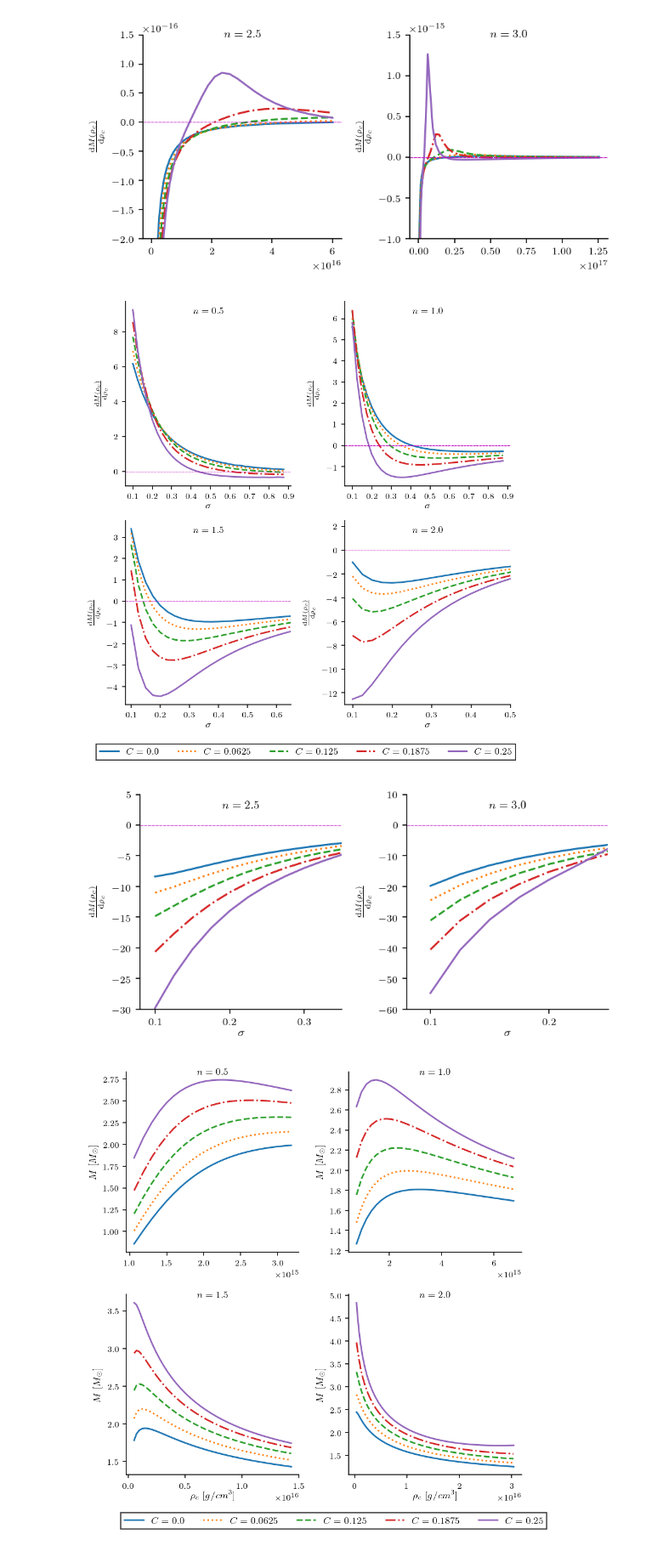
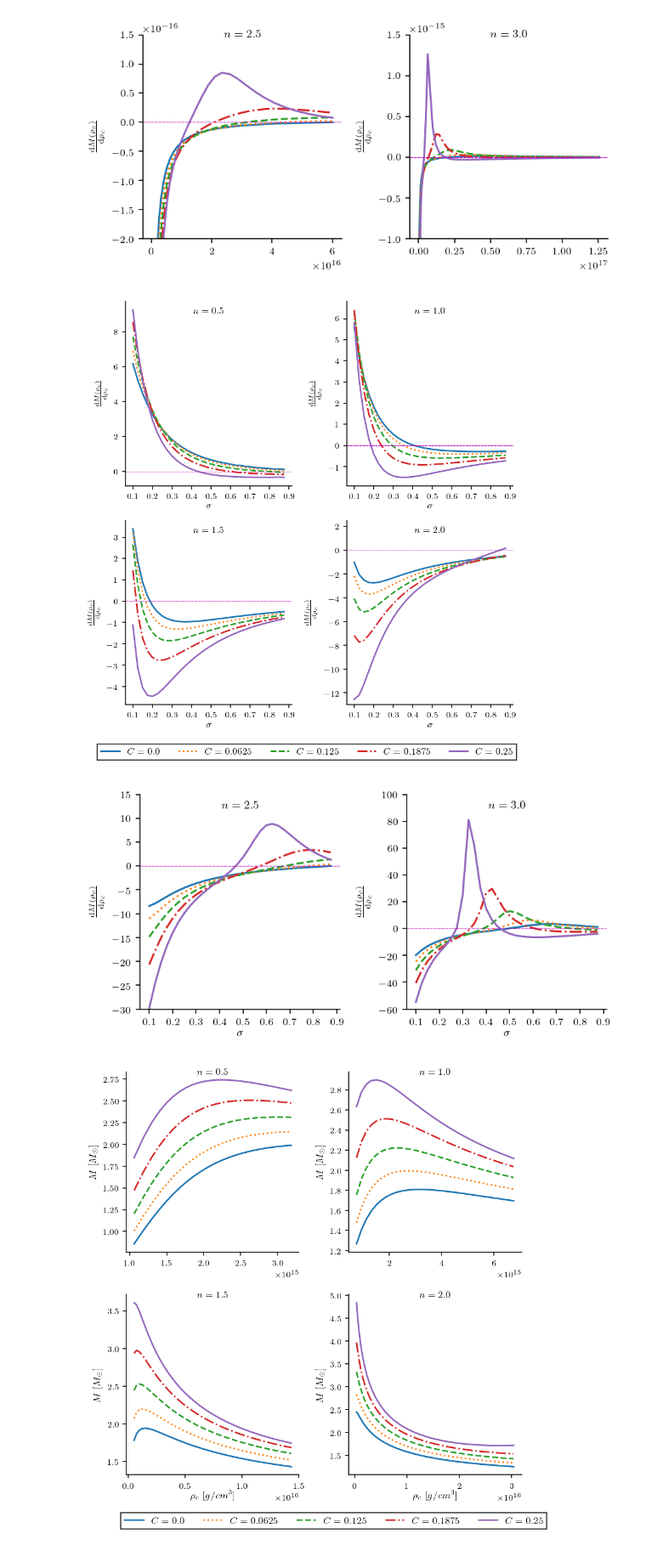
Before and after one commit to danielfsu/TrabajoDeInvestigacion, a Jupyter notebook: Polítropa_II_(Densidad_de_Energía)/Polítropa II - C7.ipynb, the cells around one changed output. Shown at 85% size. Cells and saved outputs as stored; diff of their text form; code cells hidden in the pictures.

```diff
--- a/Polítropa_II_(Densidad_de_Energía)/Polítropa II - C7.ipynb
+++ b/Polítropa_II_(Densidad_de_Energía)/Polítropa II - C7.ipynb
@@ -346,7 +346,6 @@ axes[0][1].axhline(y=0,color='m',linestyle=(0,(5,1)),linewidth=0.5)
 axes[1][0].set_xticks([0.1,0.2,0.3,0.4,0.5,0.6,0.7,0.8,0.9])
 axes[1][0].set_xlabel(r'$\sigma$',fontsize=9)
 axes[1][0].set_ylabel(r'$\frac{\mathrm{d}M(\rho_c)}{\mathrm{d}\rho_c}$',fontsize=9)
-axes[1][0].set_xbound(0.08,0.65)
 axes[1][0].xaxis.set_label_coords(0.5,-0.0875)
 axes[1][0].set_title(r'$n = %.1f$'%(Lista_n[2]),x=0.5,y=0.9,fontsize=9)
 axes[1][0].spines['right'].set_color('none')
@@ -356,7 +355,6 @@ axes[1][0].axhline(y=0,color='m',linestyle=(0,(5,1)),linewidth=0.5)
 axes[1][1].set_xticks([0.1,0.2,0.3,0.4,0.5,0.6,0.7,0.8,0.9])
 axes[1][1].set_xlabel(r'$\sigma$',fontsize=9)
 axes[1][1].set_ylabel(r'$\frac{\mathrm{d}M(\rho_c)}{\mathrm{d}\rho_c}$',fontsize=9)
-axes[1][1].set_xbound(0.08,0.5)
 axes[1][1].set_ybound(-13.0,2.5)
 axes[1][1].xaxis.set_label_coords(0.5,-0.0875)
 axes[1][1].set_title(r'$n = %.1f$'%(Lista_n[3]),x=0.5,y=0.9,fontsize=9)
@@ -369,7 +367,7 @@ fig.tight_layout()
 
 plt.show()
 # %% [output]
-[figure, old version]
+[figure, new version]
 # %%
 fig, (ax1,ax2) = plt.subplots(nrows=1,ncols=2,figsize=(6,3),dpi=150)
 
@@ -380,38 +378,36 @@ for j in range(len(Lista_C)):
     Lista_sigma_m4 = Lista_sigma_m[4][j][:-1]
 
     dmdrho5 = diff(Lista_M[5][j])/diff(Lista_sigma_m[5][j])
     Lista_sigma_m5 = Lista_sigma_m[5][j][:-1]
 
     ax1.plot(Lista_sigma_m4,dmdrho4,linestyle=LineStyles[j])
     ax2.plot(Lista_sigma_m5,dmdrho5,linestyle=LineStyles[j],label=r'$C = {}$'.format(Lista_C[j]))
 
 ax1.set_xticks([0.1,0.2,0.3,0.4,0.5,0.6,0.7,0.8,0.9])
 ax1.set_xlabel(r'$\sigma$',fontsize=9)
 ax1.set_ylabel(r'$\frac{\mathrm{d}M(\rho_c)}{\mathrm{d}\rho_c}$',fontsize=9)
-ax1.set_xbound(0.08,0.35)
-ax1.set_ybound(-30,5)
+ax1.set_ybound(-30,15)
 ax1.xaxis.set_label_coords(0.5,-0.0875)
 ax1.set_title(r'$n = %.1f$'%(Lista_n[4]),x=0.5,y=0.9,fontsize=9)
 ax1.spines['right'].set_color('none')
 ax1.spines['top'].set_color('none')
 ax1.axhline(y=0,color='m',linestyle=(0,(5,1)),linewidth=0.5)
 
 ax2.set_xticks([0.1,0.2,0.3,0.4,0.5,0.6,0.7,0.8,0.9])
 ax2.set_xlabel(r'$\sigma$',fontsize=9)
 ax2.set_ylabel(r'$\frac{\mathrm{d}M(\rho_c)}{\mathrm{d}\rho_c}$',fontsize=9)
-ax2.set_xbound(0.08,0.25)
-ax2.set_ybound(-60,10)
+ax2.set_ybound(-60,100)
 ax2.xaxis.set_label_coords(0.5,-0.0875)
 ax2.set_title(r'$n = %.1f$'%(Lista_n[5]),x=0.5,y=0.9,fontsize=9)
 ax2.spines['right'].set_color('none')
 ax2.spines['top'].set_color('none')
 ax2.axhline(y=0,color='m',linestyle=(0,(5,1)),linewidth=0.5)
 
 fig.tight_layout()
 
 plt.show()
 # %% [output]
-[figure, old version]
+[figure, new version]
 # %%
 axes = ()
 fig, axes = plt.subplots(nrows=2,ncols=2,sharex=False,figsize=(6,6),dpi=150)
```
Also changed, not shown: parts of 1 cell of this notebook.
